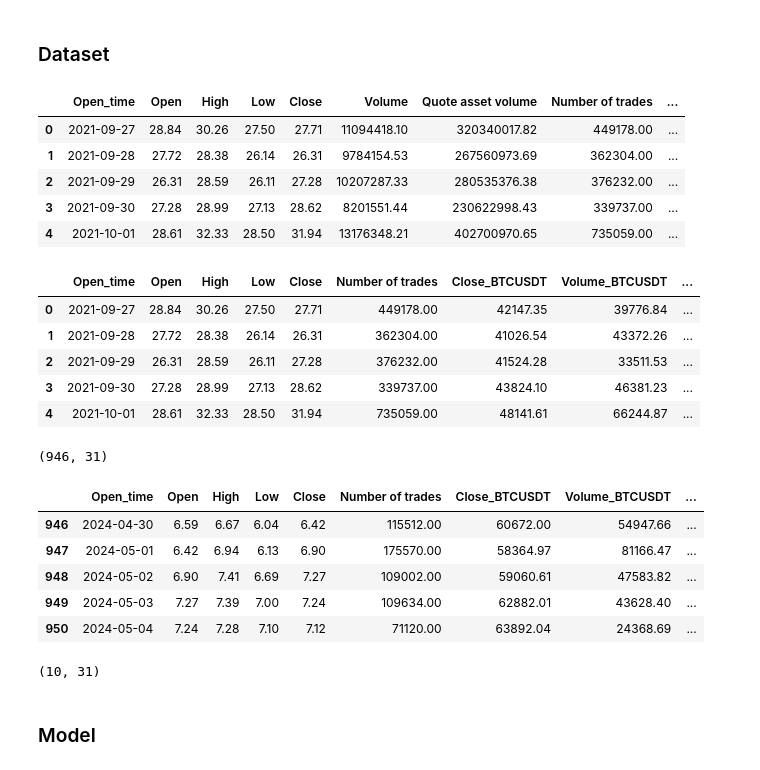
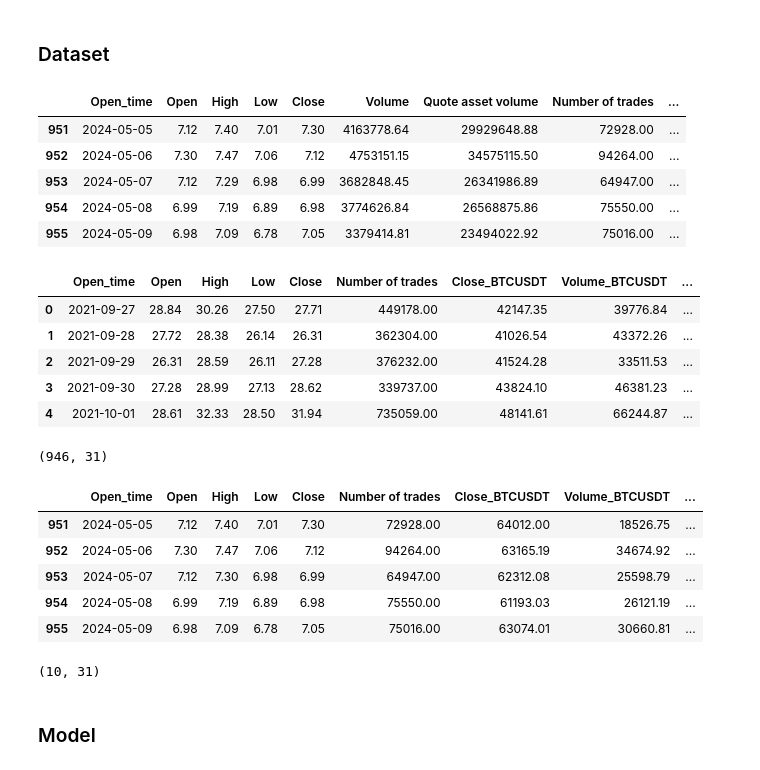
Before and after one commit to marianoMarchetta1/Tesis-2024, a Jupyter notebook: models/auto_ml_other_models.ipynb, the cells around one changed output. Saved outputs shown, nothing was run; the diff lists cells and outputs as text; code cells hidden in the pictures.

```diff
--- a/models/auto_ml_other_models.ipynb
+++ b/models/auto_ml_other_models.ipynb
@@ -86,15 +74,15 @@ columns_to_model = [
 # %%
 dataset = pd.read_csv('/Users/mmarchetta/Desktop/Tesis-2024/data-visualization/final_dataset.csv')
 dataset['Open_time'] = pd.to_datetime(dataset['Open_time'])
 
-display(dataset.head())
+display(dataset.tail())
 # %% [output]
 |  | Open_time | Open | High | Low | Close | Volume | Quote asset volume | Number of trades | ... |
-| 0 | 2021-09-27 | 28.84 | 30.26 | 27.50 | 27.71 | 11094418.10 | 320340017.82 | 449178.00 | ... |
-| 1 | 2021-09-28 | 27.72 | 28.38 | 26.14 | 26.31 | 9784154.53 | 267560973.69 | 362304.00 | ... |
-| 2 | 2021-09-29 | 26.31 | 28.59 | 26.11 | 27.28 | 10207287.33 | 280535376.38 | 376232.00 | ... |
-| 3 | 2021-09-30 | 27.28 | 28.99 | 27.13 | 28.62 | 8201551.44 | 230622998.43 | 339737.00 | ... |
-| 4 | 2021-10-01 | 28.61 | 32.33 | 28.50 | 31.94 | 13176348.21 | 402700970.65 | 735059.00 | ... |
+| 951 | 2024-05-05 | 7.12 | 7.40 | 7.01 | 7.30 | 4163778.64 | 29929648.88 | 72928.00 | ... |
+| 952 | 2024-05-06 | 7.30 | 7.47 | 7.06 | 7.12 | 4753151.15 | 34575115.50 | 94264.00 | ... |
+| 953 | 2024-05-07 | 7.12 | 7.29 | 6.98 | 6.99 | 3682848.45 | 26341986.89 | 64947.00 | ... |
+| 954 | 2024-05-08 | 6.99 | 7.19 | 6.89 | 6.98 | 3774626.84 | 26568875.86 | 75550.00 | ... |
+| 955 | 2024-05-09 | 6.98 | 7.09 | 6.78 | 7.05 | 3379414.81 | 23494022.92 | 75016.00 | ... |
 # %%
 n_days_to_predict = 10
 
@@ -112,7 +98,7 @@ feature_dataset = feature_dataset[:-n_days_to_predict]
 display(feature_dataset.head())
 print(feature_dataset.shape)
 
-display(validation.head())
+display(validation.tail())
 display(validation.shape)
 # %% [output]
 |  | Open_time | Open | High | Low | Close | Number of trades | Close_BTCUSDT | Volume_BTCUSDT | ... |
@@ -123,11 +109,11 @@ display(validation.shape)
 | 4 | 2021-10-01 | 28.61 | 32.33 | 28.50 | 31.94 | 735059.00 | 48141.61 | 66244.87 | ... |
 (946, 31)
 |  | Open_time | Open | High | Low | Close | Number of trades | Close_BTCUSDT | Volume_BTCUSDT | ... |
-| 946 | 2024-04-30 | 6.59 | 6.67 | 6.04 | 6.42 | 115512.00 | 60672.00 | 54947.66 | ... |
-| 947 | 2024-05-01 | 6.42 | 6.94 | 6.13 | 6.90 | 175570.00 | 58364.97 | 81166.47 | ... |
-| 948 | 2024-05-02 | 6.90 | 7.41 | 6.69 | 7.27 | 109002.00 | 59060.61 | 47583.82 | ... |
-| 949 | 2024-05-03 | 7.27 | 7.39 | 7.00 | 7.24 | 109634.00 | 62882.01 | 43628.40 | ... |
-| 950 | 2024-05-04 | 7.24 | 7.28 | 7.10 | 7.12 | 71120.00 | 63892.04 | 24368.69 | ... |
+| 951 | 2024-05-05 | 7.12 | 7.40 | 7.01 | 7.30 | 72928.00 | 64012.00 | 18526.75 | ... |
+| 952 | 2024-05-06 | 7.30 | 7.47 | 7.06 | 7.12 | 94264.00 | 63165.19 | 34674.92 | ... |
+| 953 | 2024-05-07 | 7.12 | 7.30 | 6.98 | 6.99 | 64947.00 | 62312.08 | 25598.79 | ... |
+| 954 | 2024-05-08 | 6.99 | 7.19 | 6.89 | 6.98 | 75550.00 | 61193.03 | 26121.19 | ... |
+| 955 | 2024-05-09 | 6.98 | 7.09 | 6.78 | 7.05 | 75016.00 | 63074.01 | 30660.81 | ... |
 (10, 31)
 # %% [markdown]
 ### Model
```
Also changed, not shown: parts of 15 cells of this notebook, 10 other files.
